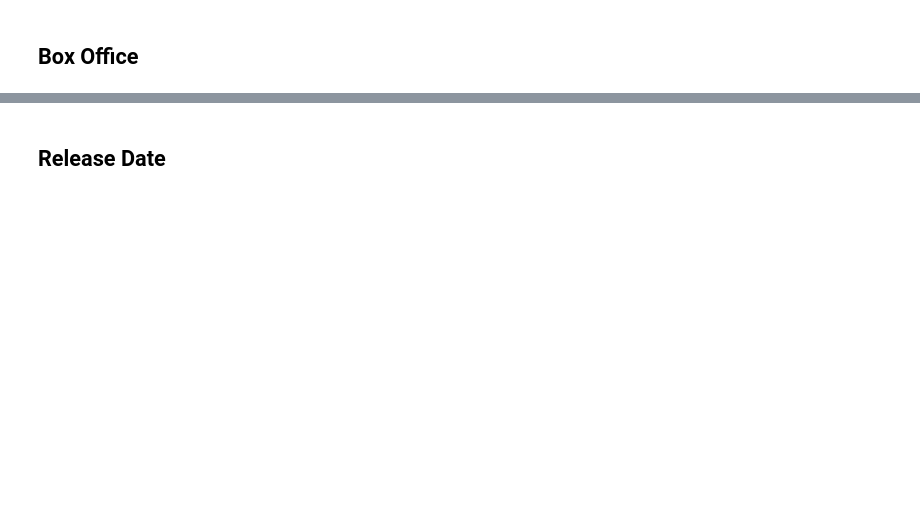
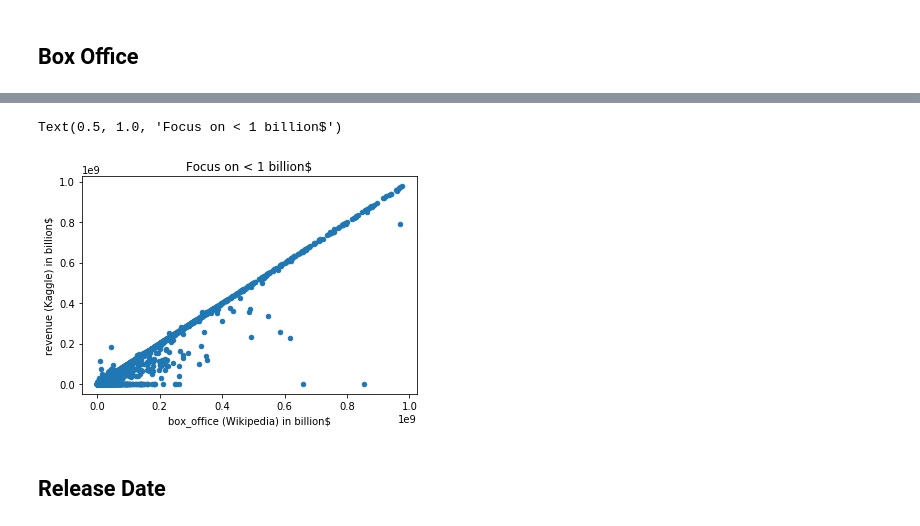
Before and after one commit to tom-jj-G/Movies-ETL, a Jupyter notebook: Movies_ETL.ipynb, the cells around one changed output, grey strips where cells are left out. Saved outputs shown, nothing was run; the diff lists cells and outputs as text; code cells hidden in the pictures; blank space fills up the shorter version.

```diff
--- a/Movies_ETL.ipynb
+++ b/Movies_ETL.ipynb
@@ -593,6 +940,12 @@ movies_df.fillna(0).plot(x='box_office', y='revenue', kind='scatter')
 # %%
 # Refining scale (<1 billion $)
 movies_df.fillna(0)[movies_df['box_office'] < 10**9].plot(x='box_office', y='revenue', kind='scatter')
+plt.xlabel("box_office (Wikipedia) in billion$")
+plt.ylabel("revenue (Kaggle) in billion$")
+plt.title("Focus on < 1 billion$")
+# %% [output]
+Text(0.5, 1.0, 'Focus on < 1 billion$')
+[figure, added]
 # %% [markdown]
 ## Release Date
 # %%
```
Also changed, not shown: parts of 45 cells of this notebook, 7 other files.
